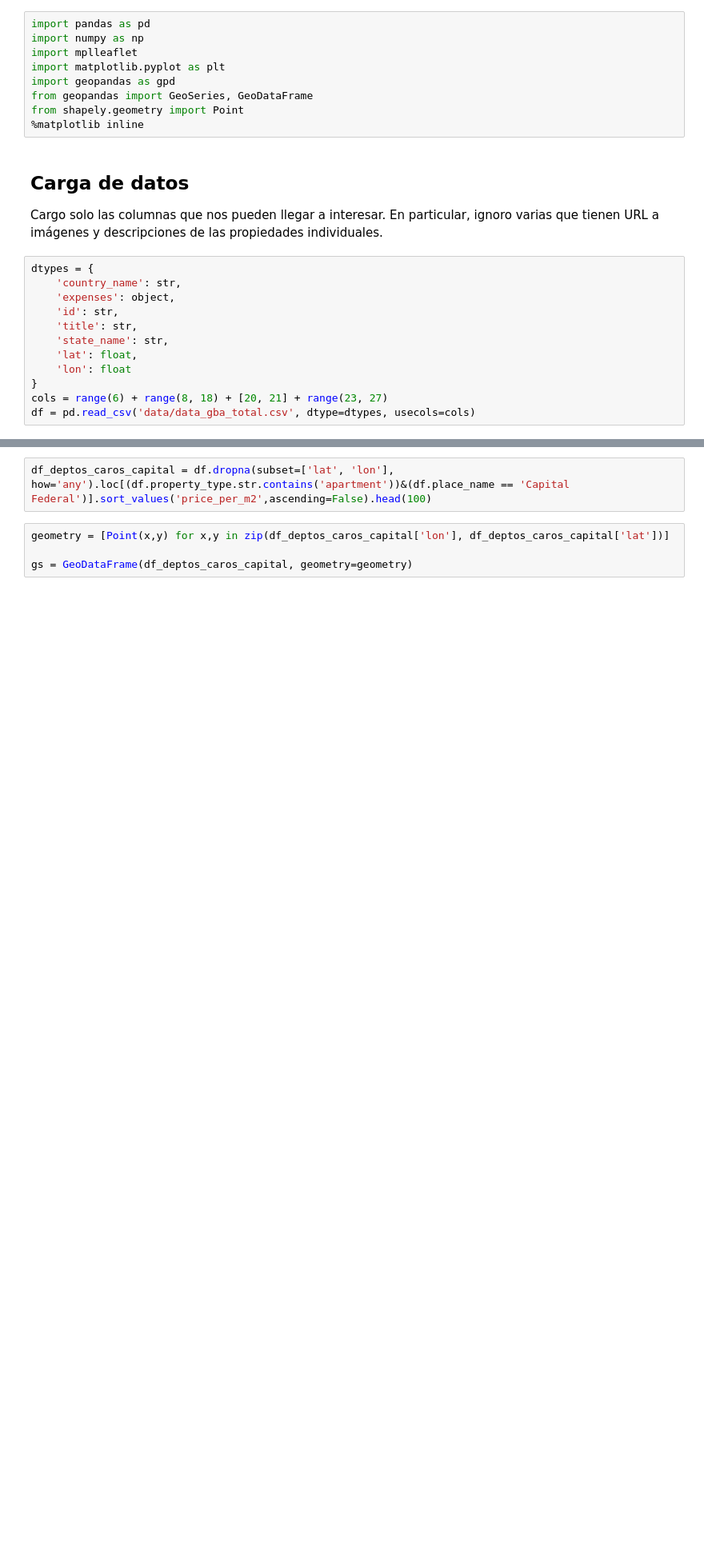
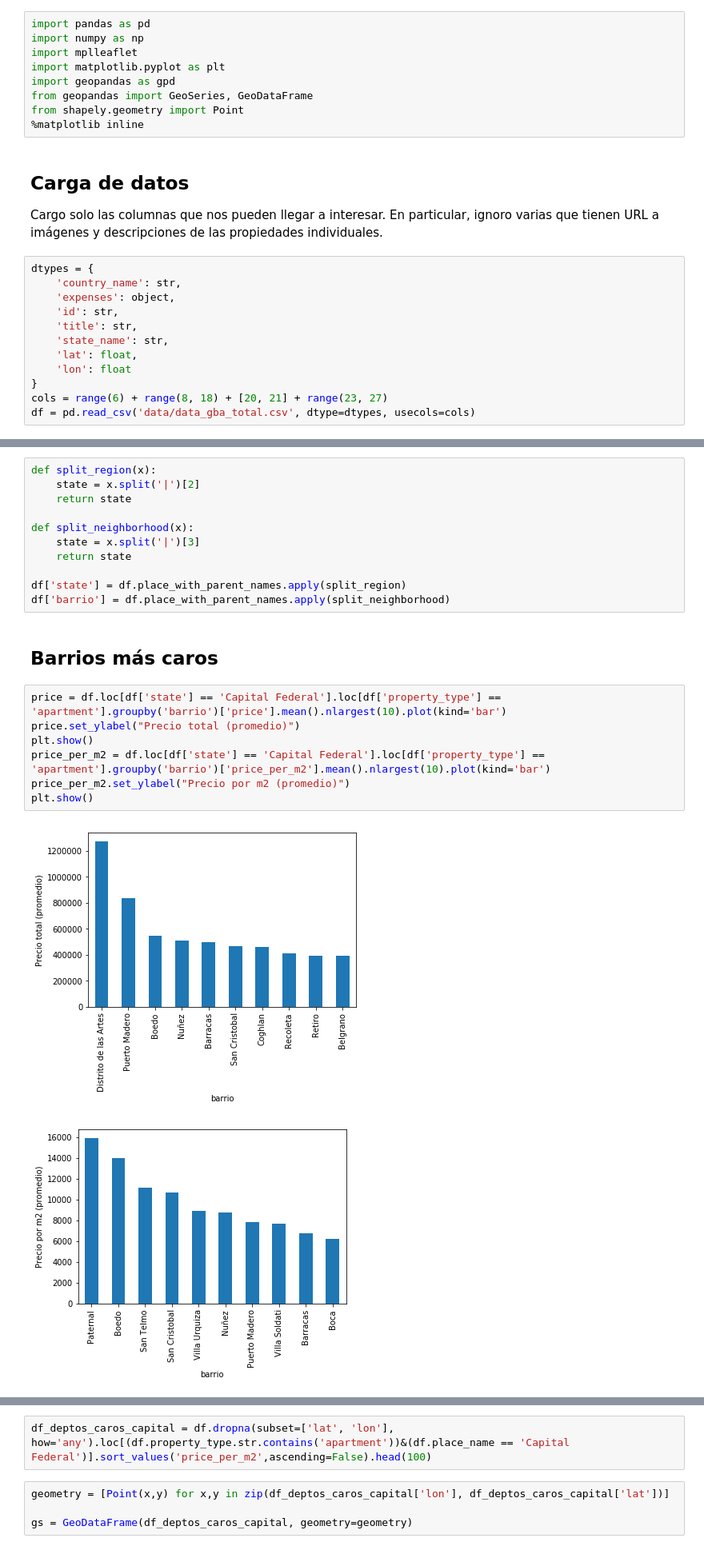
Before and after one commit to lucaslavandeira/7506-tp, a Jupyter notebook: analisis_exploratorio.ipynb, the cells around one changed output, grey strips where cells are left out. Shown: that part at 80% size. Saved outputs shown, nothing was run; the diff lists cells and outputs as text; blank space fills up the shorter version.

Commit message:
agrego grafico de precios

```diff
--- a/analisis_exploratorio.ipynb
+++ b/analisis_exploratorio.ipynb
@@ -48,0 +50,23 @@ df
+# %%
+def split_region(x):
+    state = x.split('|')[2]
+    return state
+
+def split_neighborhood(x):
+    state = x.split('|')[3]
+    return state
+
+df['state'] = df.place_with_parent_names.apply(split_region)
+df['barrio'] = df.place_with_parent_names.apply(split_neighborhood)
+# %% [markdown]
+## Barrios más caros
+# %%
+price = df.loc[df['state'] == 'Capital Federal'].loc[df['property_type'] == 'apartment'].groupby('barrio')['price'].mean().nlargest(10).plot(kind='bar')
+price.set_ylabel("Precio total (promedio)")
+plt.show()
+price_per_m2 = df.loc[df['state'] == 'Capital Federal'].loc[df['property_type'] == 'apartment'].groupby('barrio')['price_per_m2'].mean().nlargest(10).plot(kind='bar')
+price_per_m2.set_ylabel("Precio por m2 (promedio)")
+plt.show()
+# %% [output]
+[figure, added]
+[figure, added]
```
Also changed, not shown: parts of 7 cells of this notebook.
